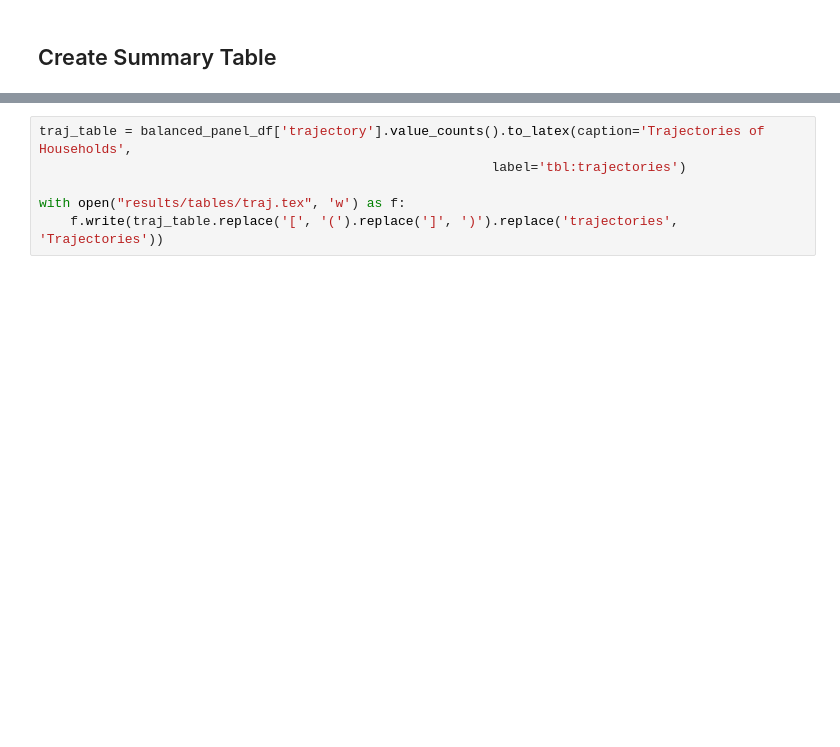
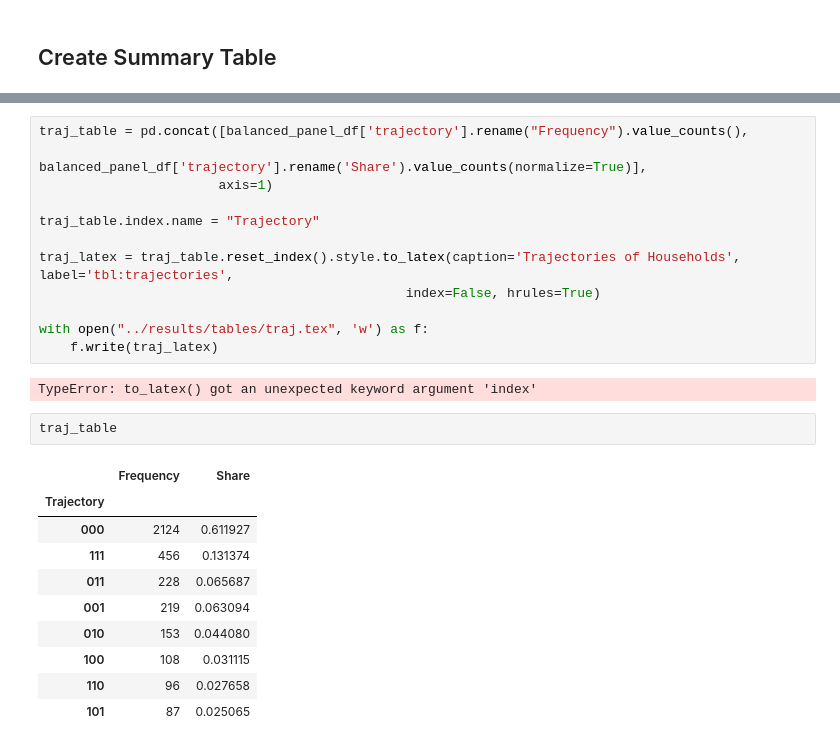
Before and after one commit to amichuda/ethiopia-tech-adoption, a Jupyter notebook: python/summary.ipynb, the cells around one changed output, grey strips where cells are left out. Drawn from its saved outputs; the diff is of its cells as text; blank space fills up the shorter version.

```diff
--- a/python/summary.ipynb
+++ b/python/summary.ipynb
@@ -130,6 +163,27 @@ summary_latex
 # %%
-traj_table = balanced_panel_df['trajectory'].value_counts().to_latex(caption='Trajectories of Households',
-                                                          label='tbl:trajectories')
+traj_table = pd.concat([balanced_panel_df['trajectory'].rename("Frequency").value_counts(),
+                        balanced_panel_df['trajectory'].rename('Share').value_counts(normalize=True)],
+                       axis=1)
 
-with open("results/tables/traj.tex", 'w') as f:
-    f.write(traj_table.replace('[', '(').replace(']', ')').replace('trajectories', 'Trajectories'))
+traj_table.index.name = "Trajectory"
+
+traj_latex = traj_table.reset_index().style.to_latex(caption='Trajectories of Households', label='tbl:trajectories',
+                                               index=False, hrules=True)
+
+with open("../results/tables/traj.tex", 'w') as f:
+    f.write(traj_latex)
+# %% [output]
+TypeError: to_latex() got an unexpected keyword argument 'index'
+# %%
+traj_table
+# %% [output]
+|  | Frequency | Share |
+| Trajectory |  |  |
+| 000 | 2124 | 0.611927 |
+| 111 | 456 | 0.131374 |
+| 011 | 228 | 0.065687 |
+| 001 | 219 | 0.063094 |
+| 010 | 153 | 0.044080 |
+| 100 | 108 | 0.031115 |
+| 110 | 96 | 0.027658 |
+| 101 | 87 | 0.025065 |
```
Also changed, not shown: parts of 8 cells of this notebook, 1 other file.
